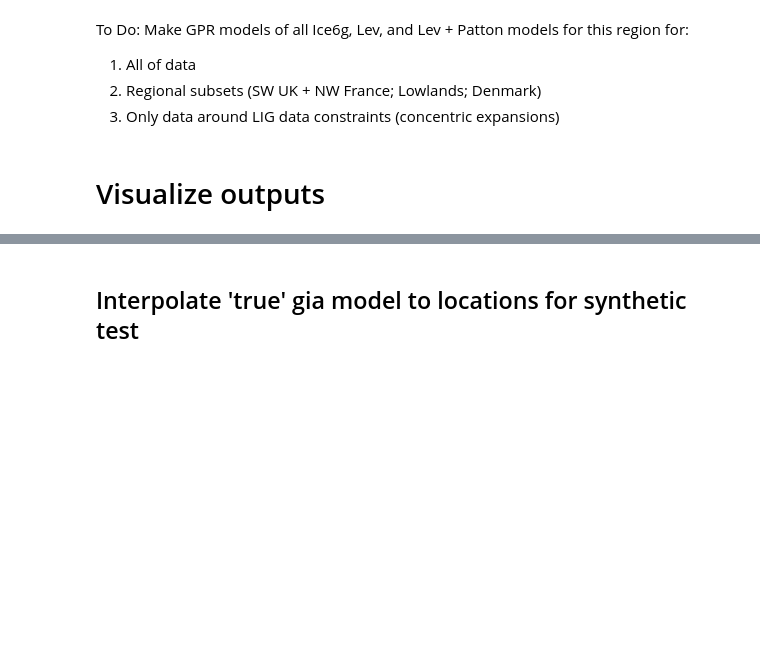
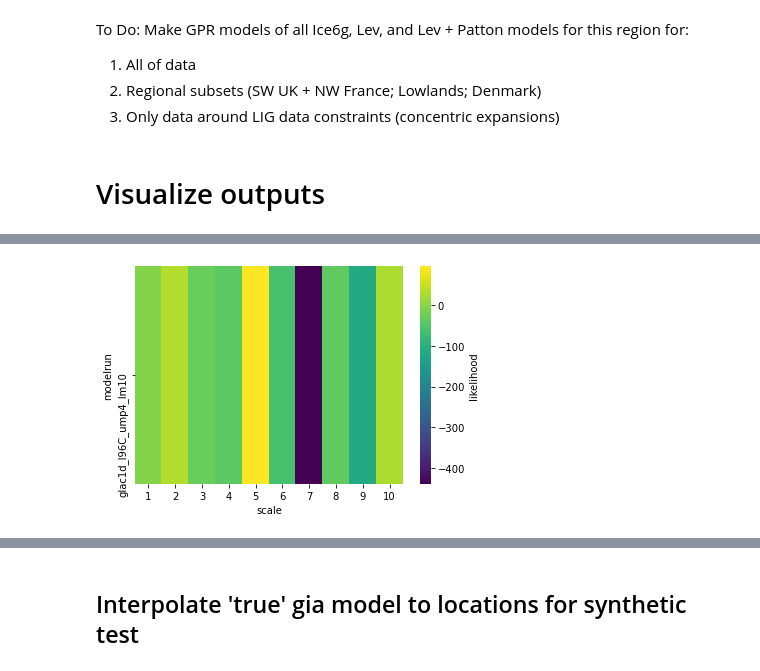
Before and after one commit to rcameronc/EU_LIG, a Jupyter notebook: rcc_notebooks/eu_lig_synthnoise_070520.ipynb, the cells around one changed output, grey strips where cells are left out. Cells and saved outputs as stored; diff of their text form; code cells hidden in the pictures; blank space fills up the shorter version.

```diff
--- a/rcc_notebooks/eu_lig_synthnoise_070520.ipynb
+++ b/rcc_notebooks/eu_lig_synthnoise_070520.ipynb
@@ -266,0 +386,42 @@ for:
+# %%
+def heatmap(df, ice_model, lith, measure, ax):
+
+    heatmap = df.sort_values(by=['scale']).pivot_table(index='modelrun', columns='scale', values=measure)
+
+    if 'likelihood' in measure:
+        cmap='viridis'
+    else:
+        cmap='viridis_r'
+
+    return sns.heatmap(heatmap,  cmap=cmap, ax=ax, cbar_kws={'label': f'{measure}'})
+
+
+fig, ax = plt.subplots(1, 1, figsize=(6, 4), sharex=True)
+# ax=ax.flatten()
+
+
+df_mets['likelihood'] = - df_mets.log_marginal_likelihood
+
+measure='likelihood'
+
+hm = heatmap(df_mets, ice_model, lith, measure, ax)
+# hm.figure.axes[-1].set_ylabel('Likelihood', size=16)
+
+# for _, spine in hm.spines.items():
+#     spine.set_visible(True)
+#     spine.set_edgecolor(colors[i])
+#     spine.set_linewidth(3)
+
+#     ax[i].set_ylabel('Upper Mantle Viscosity (10e21 Pa s)', fontsize=10)
+#     ax[i].set_title(f'{place}')
+
+#     if i < 2:
+#         ax[i].set(xlabel='')
+
+#     else:
+#         ax[i].tick_params(direction='out', length=6, width=2, colors='k',
+#                grid_color='r', grid_alpha=0.5, labelsize=10)
+
+#         ax[i].set_xlabel('Lower Mantle Viscosity (10e20 Pa s)', fontsize=10)
+# %% [output]
+[figure, added]
```
Also changed, not shown: parts of 8 cells of this notebook, 3 other files.
